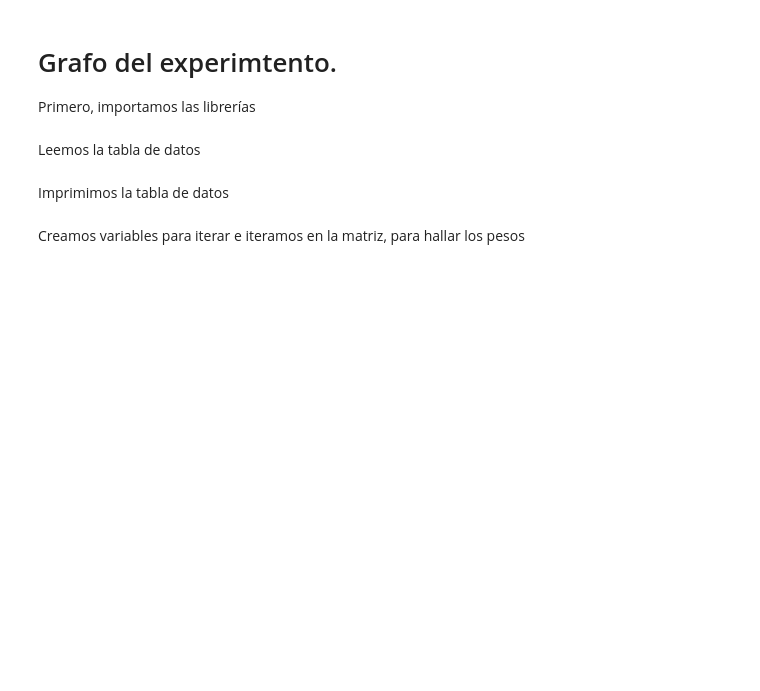
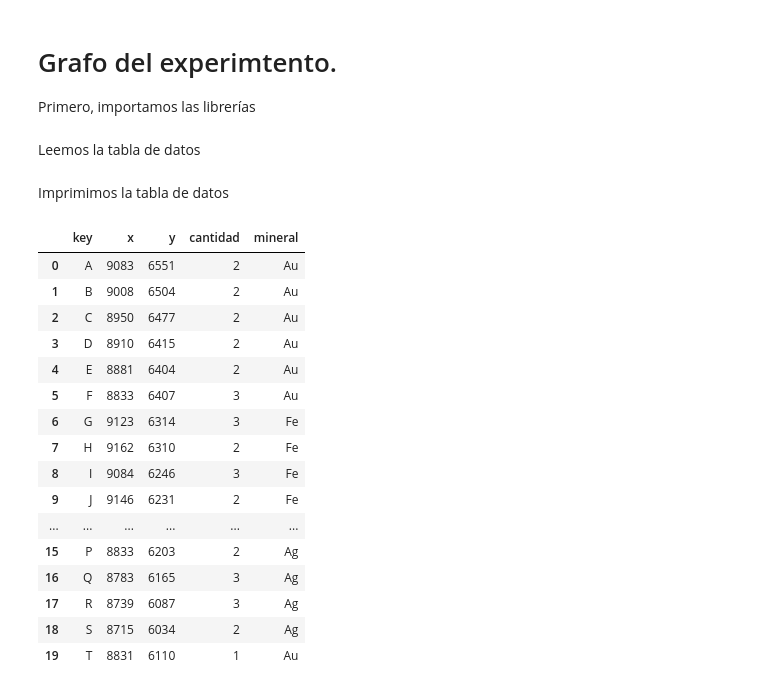
Before and after one commit to jorge1b3/Grafos, a Jupyter notebook: Principal.ipynb, the cells around one changed output. Drawn from its saved outputs; the diff is of its cells as text; code cells hidden in the pictures; blank space fills up the shorter version.

```diff
--- a/Principal.ipynb
+++ b/Principal.ipynb
@@ -32,2 +32,20 @@ print(x)
-# %% [markdown]
-Creamos variables para iterar e iteramos en la matriz, para hallar los pesos
+# %%
+df
+# %% [output]
+|  | key | x | y | cantidad | mineral |
+| 0 | A | 9083 | 6551 | 2 | Au |
+| 1 | B | 9008 | 6504 | 2 | Au |
+| 2 | C | 8950 | 6477 | 2 | Au |
+| 3 | D | 8910 | 6415 | 2 | Au |
+| 4 | E | 8881 | 6404 | 2 | Au |
+| 5 | F | 8833 | 6407 | 3 | Au |
+| 6 | G | 9123 | 6314 | 3 | Fe |
+| 7 | H | 9162 | 6310 | 2 | Fe |
+| 8 | I | 9084 | 6246 | 3 | Fe |
+| 9 | J | 9146 | 6231 | 2 | Fe |
+| ... | ... | ... | ... | ... | ... |
+| 15 | P | 8833 | 6203 | 2 | Ag |
+| 16 | Q | 8783 | 6165 | 3 | Ag |
+| 17 | R | 8739 | 6087 | 3 | Ag |
+| 18 | S | 8715 | 6034 | 2 | Ag |
+| 19 | T | 8831 | 6110 | 1 | Au |
```
Also changed, not shown: parts of 13 cells of this notebook.
